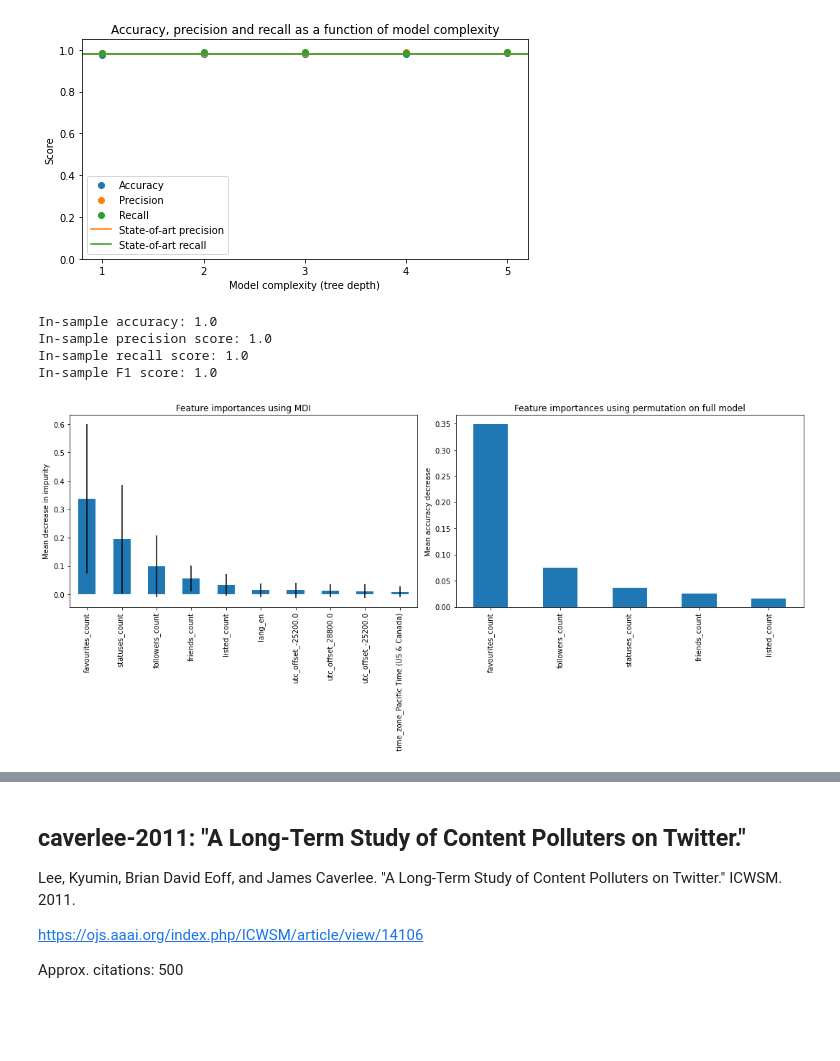
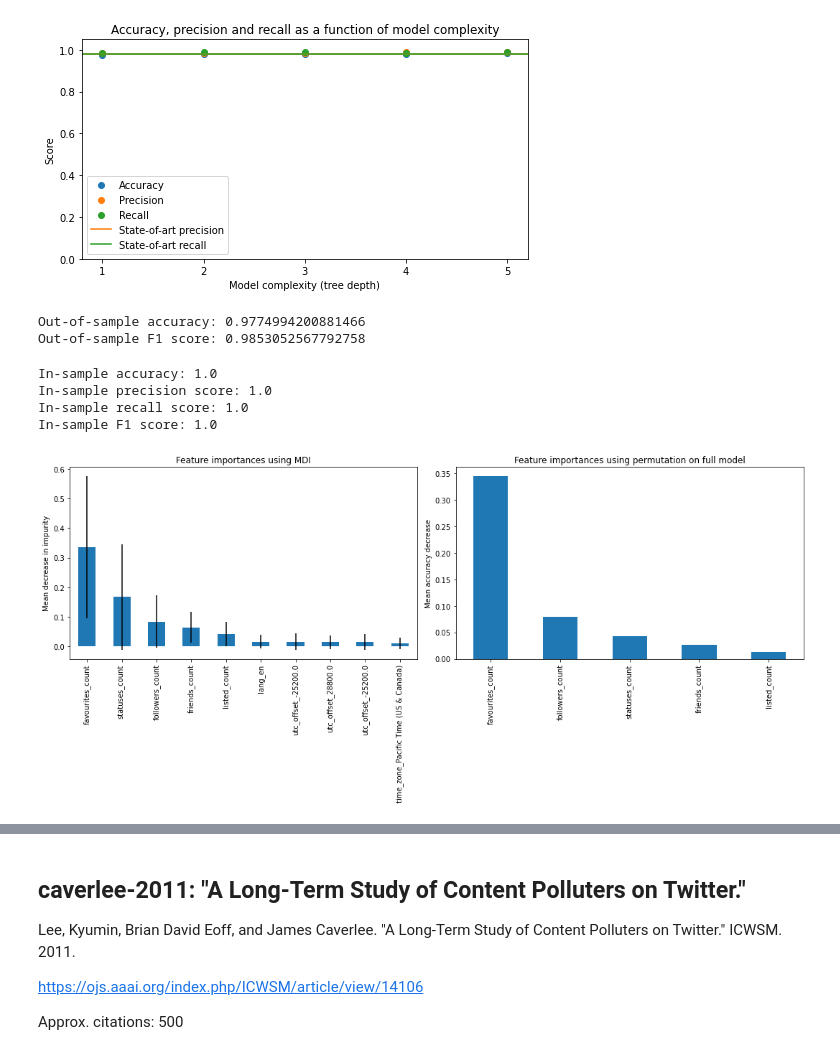
Before and after one commit to johnchrishays/bot-detection, a Jupyter notebook: Simple Decision Rules Give High Accuracy for Detecting Social Bots on Benchmark Datasets.ipynb, the cells around one changed output, grey strips where cells are left out. Drawn from its saved outputs; the diff is of its cells as text; code cells hidden in the pictures; blank space fills up the shorter version.

```diff
--- a/Simple Decision Rules Give High Accuracy for Detecting Social Bots on Benchmark Datasets.ipynb
+++ b/Simple Decision Rules Give High Accuracy for Detecting Social Bots on Benchmark Datasets.ipynb
@@ -154,14 +152,11 @@ DUMMY_COLUMNS = ['lang',
                   'default_profile',
                   'default_profile_image',
                   'utc_offset',
-                  'is_translator',
                   'default_profile',
                   'default_profile_image',
                   'profile_background_tile',
                   'utc_offset',
-                  'is_translator',
                   'protected',
-                  'contributors_enabled',
                   'geo_enabled',
                   'verified',
                   'profile_use_background_image']
@@ -370,11 +453,12 @@ folder_names = ['fake_followers',
  'traditional_spambots_4']
 is_bot = [1, 0, 1, 1, 1, 1, 1, 1, 1]
 dfs = []
-cresci_labels = []
+cresci2017_labels = []
+
 for name, ib in zip(folder_names, is_bot):
-    df = pd.read_csv(f"./data/datasets_full.csv/{name}.csv/users.csv")
+    df = pd.read_csv(f"./data/cresci-2017/{name}.csv/users.csv")
     dfs.append(df)
-    cresci_labels.extend([ib]*len(df))
+    cresci2017_labels.extend([ib]*len(df))
 
 
 def format_time(dt):
@@ -384,6 +468,7 @@ def format_time(dt):
         print(dt)
 
 cresci2017 = pd.concat(dfs)
+
 
 
 # Preprocess
@@ -398,10 +483,10 @@ cresci2017_one_hot = preprocess(cresci2017,
                                                         'follow_request_sent',
                                                         'created_at'
                                                   ],
-                        DUMMY_COLUMNS + ['notifications',])
+                        DUMMY_COLUMNS + ['is_translator', 'contributors_enabled', 'notifications'])
 
 # Fit and score decision tree
-fit_and_score(cresci2017_one_hot, cresci_labels, depth=1)
+fit_and_score(cresci2017_one_hot, cresci2017_labels, depth=1)
 # %% [output]
 |--- favourites_count <= 16.50
 |   |--- class: 1
@@ -422,9 +507,14 @@ plot_metrics(cresci2017_one_hot, cresci_labels, soa_precision=0.98, soa_recall=0
 # %% [output]
 [figure]
+# %%
+train_test_fit_and_score(cresci2017_one_hot, cresci2017_labels, depth=1)
+# %% [output]
+Out-of-sample accuracy: 0.9774994200881466
+Out-of-sample F1 score: 0.9853052567792758
 # %%
 # Fit and score on random forest
 rf = ensemble.RandomForestClassifier(n_estimators=100)
-rf_clf = fit_and_score(cresci2017_one_hot, cresci_labels, method=rf)
+rf_clf, *_ = fit_and_score(cresci2017_one_hot, cresci2017_labels, method=rf)
 # %% [output]
 In-sample accuracy: 1.0
 In-sample precision score: 1.0
@@ -433,7 +523,7 @@ In-sample F1 score: 1.0
 # %%
 fig, axes = plt.subplots(1,2, figsize=(15,7))
 mdi = mdi_feature_importance(rf_clf, list(cresci2017_one_hot.columns), axes[0])
-permutation_feature_importance(axes[1], cresci2017, cresci_labels, DUMMY_COLUMNS + ['notifications',])
+permutation_feature_importance(axes[1], cresci2017, cresci2017_labels, DUMMY_COLUMNS + ['is_translator', 'contributors_enabled', 'notifications',])
 fig.tight_layout()
 # %% [output]
-[figure, old version]
+[figure, new version]
```
Also changed, not shown: parts of 22 cells of this notebook.
